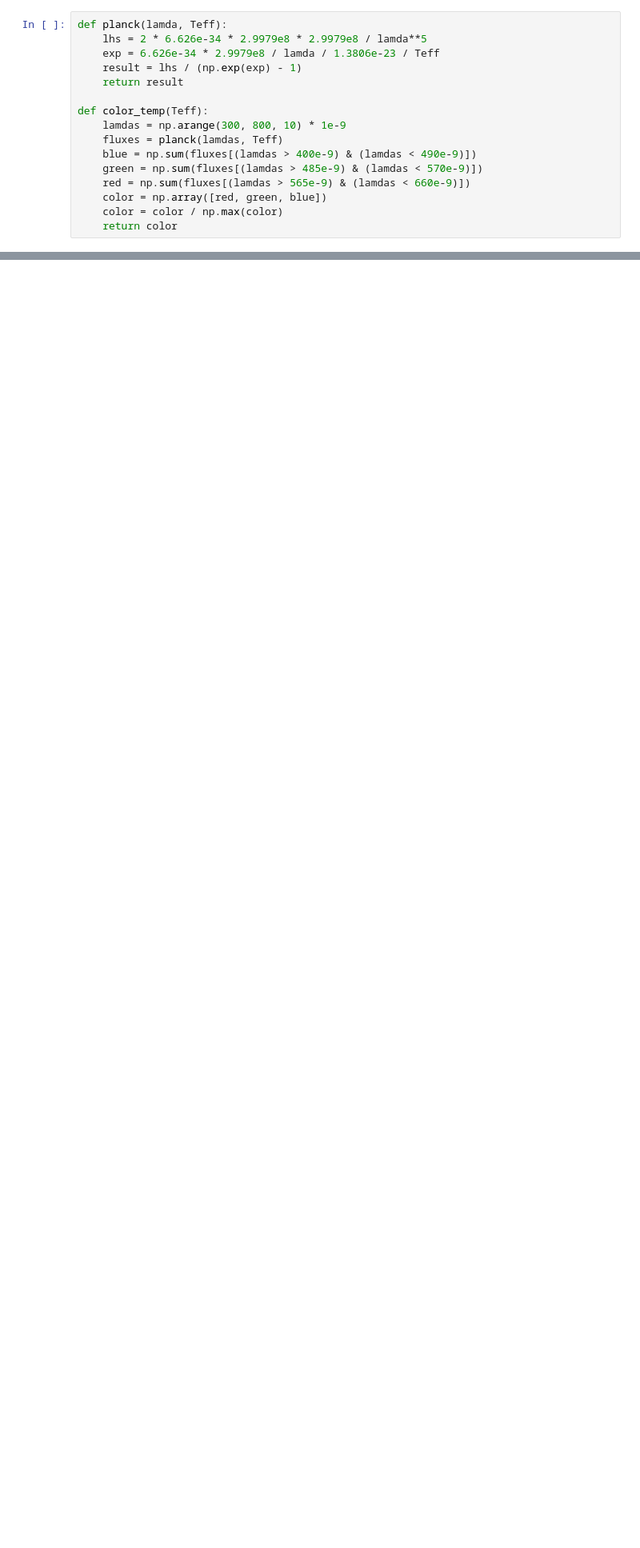
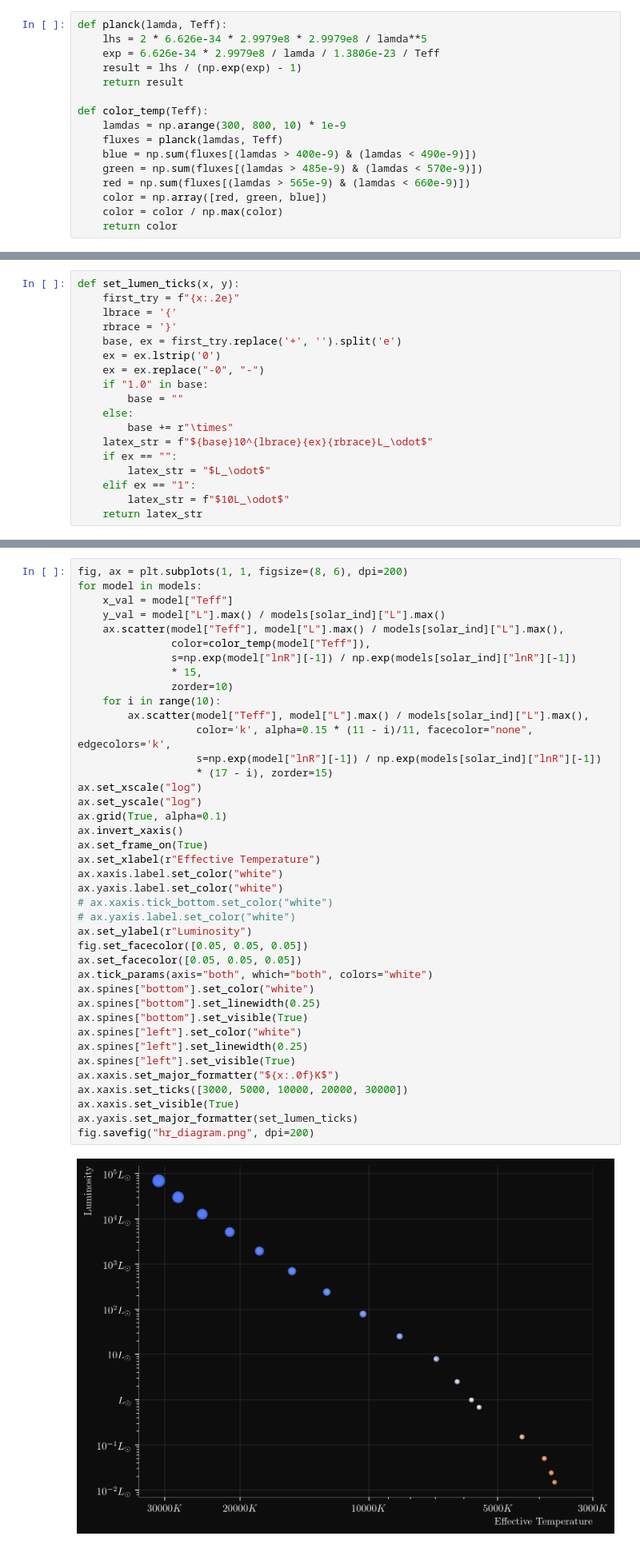
Before and after one commit to Professor-G/MESA, a Jupyter notebook: assignment_16.1.ipynb, the cells around one changed output, grey strips where cells are left out. Shown at 80% size. Drawn from its saved outputs; the diff is of its cells as text; blank space fills up the shorter version.

```diff
--- a/assignment_16.1.ipynb
+++ b/assignment_16.1.ipynb
@@ -160,0 +120,18 @@ mdl["M/Msun"]
+# %%
+def set_lumen_ticks(x, y):
+    first_try = f"{x:.2e}"
+    lbrace = '{'
+    rbrace = '}'
+    base, ex = first_try.replace('+', '').split('e')
+    ex = ex.lstrip('0')
+    ex = ex.replace("-0", "-")
+    if "1.0" in base:
+        base = ""
+    else:
+        base += r"\times"
+    latex_str = f"${base}10^{lbrace}{ex}{rbrace}L_\odot$"
+    if ex == "":
+        latex_str = "$L_\odot$"
+    elif ex == "1":
+        latex_str = f"$10L_\odot$"
+    return latex_str
@@ -160,0 +202,42 @@ mdl["M/Msun"]
+# %%
+fig, ax = plt.subplots(1, 1, figsize=(8, 6), dpi=200)
+for model in models:
+    x_val = model["Teff"]
+    y_val = model["L"].max() / models[solar_ind]["L"].max()
+    ax.scatter(model["Teff"], model["L"].max() / models[solar_ind]["L"].max(),
+               color=color_temp(model["Teff"]),
+               s=np.exp(model["lnR"][-1]) / np.exp(models[solar_ind]["lnR"][-1])
+               * 15,
+               zorder=10)
+    for i in range(10):
+        ax.scatter(model["Teff"], model["L"].max() / models[solar_ind]["L"].max(),
+                   color='k', alpha=0.15 * (11 - i)/11, facecolor="none", edgecolors='k',
+                   s=np.exp(model["lnR"][-1]) / np.exp(models[solar_ind]["lnR"][-1])
+                   * (17 - i), zorder=15)
+ax.set_xscale("log")
+ax.set_yscale("log")
+ax.grid(True, alpha=0.1)
+ax.invert_xaxis()
+ax.set_frame_on(True)
+ax.set_xlabel(r"Effective Temperature")
+ax.xaxis.label.set_color("white")
+ax.yaxis.label.set_color("white")
+# ax.xaxis.tick_bottom.set_color("white")
+# ax.yaxis.label.set_color("white")
+ax.set_ylabel(r"Luminosity")
+fig.set_facecolor([0.05, 0.05, 0.05])
+ax.set_facecolor([0.05, 0.05, 0.05])
+ax.tick_params(axis="both", which="both", colors="white")
+ax.spines["bottom"].set_color("white")
+ax.spines["bottom"].set_linewidth(0.25)
+ax.spines["bottom"].set_visible(True)
+ax.spines["left"].set_color("white")
+ax.spines["left"].set_linewidth(0.25)
+ax.spines["left"].set_visible(True)
+ax.xaxis.set_major_formatter("${x:.0f}K$")
+ax.xaxis.set_ticks([3000, 5000, 10000, 20000, 30000])
+ax.xaxis.set_visible(True)
+ax.yaxis.set_major_formatter(set_lumen_ticks)
+fig.savefig("hr_diagram.png", dpi=200)
+# %% [output]
+[figure, added]
```
Also changed, not shown: parts of 12 cells of this notebook, 1 other file.
